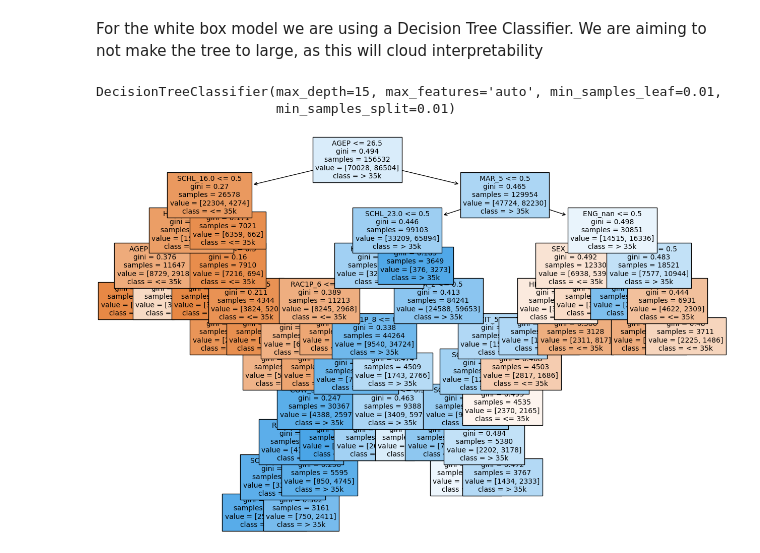
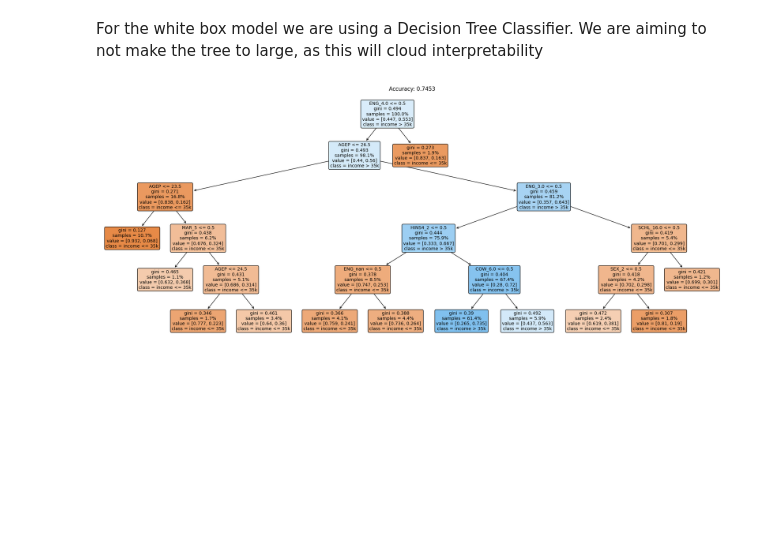
Before and after one commit to maxADeVisser/algorithmic-fairness-2023, a Jupyter notebook: mandatory_assignment1/afae23-assignment-01-template.ipynb, the cells around one changed output. Cells and saved outputs as stored; diff of their text form; code cells hidden in the pictures; blank space fills up the shorter version.

```diff
--- a/mandatory_assignment1/afae23-assignment-01-template.ipynb
+++ b/mandatory_assignment1/afae23-assignment-01-template.ipynb
@@ -14,7 +14,15 @@ from IPython.display import display
 import matplotlib.pyplot as plt
 import seaborn as sns
 
-pd.set_option('display.max_columns', None) # display all columns
+from sklearn.tree import DecisionTreeClassifier
+from sklearn.ensemble import RandomForestClassifier
+from sklearn.linear_model import LogisticRegression
+from sklearn.metrics import accuracy_score
+from sklearn.tree import plot_tree
+
+pd.set_option("display.max_columns", None)  # display all columns
+
+rs = 19  # random state for reproducibility
 # %%
 def data_processing(
     df: pd.DataFrame, features: list[str], target_name: str, threshold: float = 35000
@@ -102,7 +110,7 @@ feature_names = [
 ]
 
 data, data_original, target, group = data_processing(
-    df=acs_data, features=feature_names, target_name="PINCP", threshold=35000
+    df=acs_data, features=feature_names, target_name="PINCP", threshold=35_000
 )
 
 X_train, X_test, y_train, y_test, group_train, group_test = train_test_split(
@@ -148,29 +150,30 @@ from sklearn.tree import plot_tree
 # %% [markdown]
 For the white box model we are using a Decision Tree Classifier.
 We are aiming to not make the tree to large, as this will cloud interpretability
-# %%
-# white box models
-dt_classifier = DecisionTreeClassifier(
-    min_samples_split=0.01,
-    min_samples_leaf=0.01,
-    max_features="auto",
-    max_depth=15,
-    criterion="gini",
-)
-
-dt_classifier.fit(X_train, y_train)
-# %% [output]
-DecisionTreeClassifier(max_depth=15, max_features='auto', min_samples_leaf=0.01,
-                       min_samples_split=0.01)
-# %%
-fig = plt.figure(figsize=(15, 10))
-plot_tree(
-    decision_tree=dt_classifier,
-    feature_names=X_train.columns,
-    class_names=["<= 35k", "> 35k"],
-    fontsize=10,
-    filled=True,
-)
-plt.show()
-# %% [output]
-[figure, removed]
+# %%
+# white box models - Decision Tree Classifier
+dt_classifier = DecisionTreeClassifier(
+    min_samples_split=0.01, # the fraction of minimum number of samples required to split an internal node
+    min_samples_leaf=0.01, # the fraction of minimum number of samples required to be at a leaf node
+    max_features="sqrt", # sqrt(n_features). Number of featuers to consider when looking for the best split
+    max_depth=5, # sweet spot
+    criterion="gini", # function to measure the quality of a split.
+    random_state=rs,
+)
+
+dt_classifier.fit(X_train, y_train)
+
+fig = plt.figure(figsize=(25, 10))
+nodes = plot_tree(
+    decision_tree=dt_classifier,
+    feature_names=X_train.columns,
+    class_names=["income <= 35k", "income > 35k"],
+    fontsize=10,
+    filled=True,
+    rounded=True,
+    proportion=True,
+)
+plt.title(f"Accuracy: {round(accuracy_score(y_test, dt_classifier.predict(X_test)),4)}")
+plt.show()
+# %% [output]
+[figure, added]
```
Also changed, not shown: parts of 4 cells of this notebook, 1 other file.
